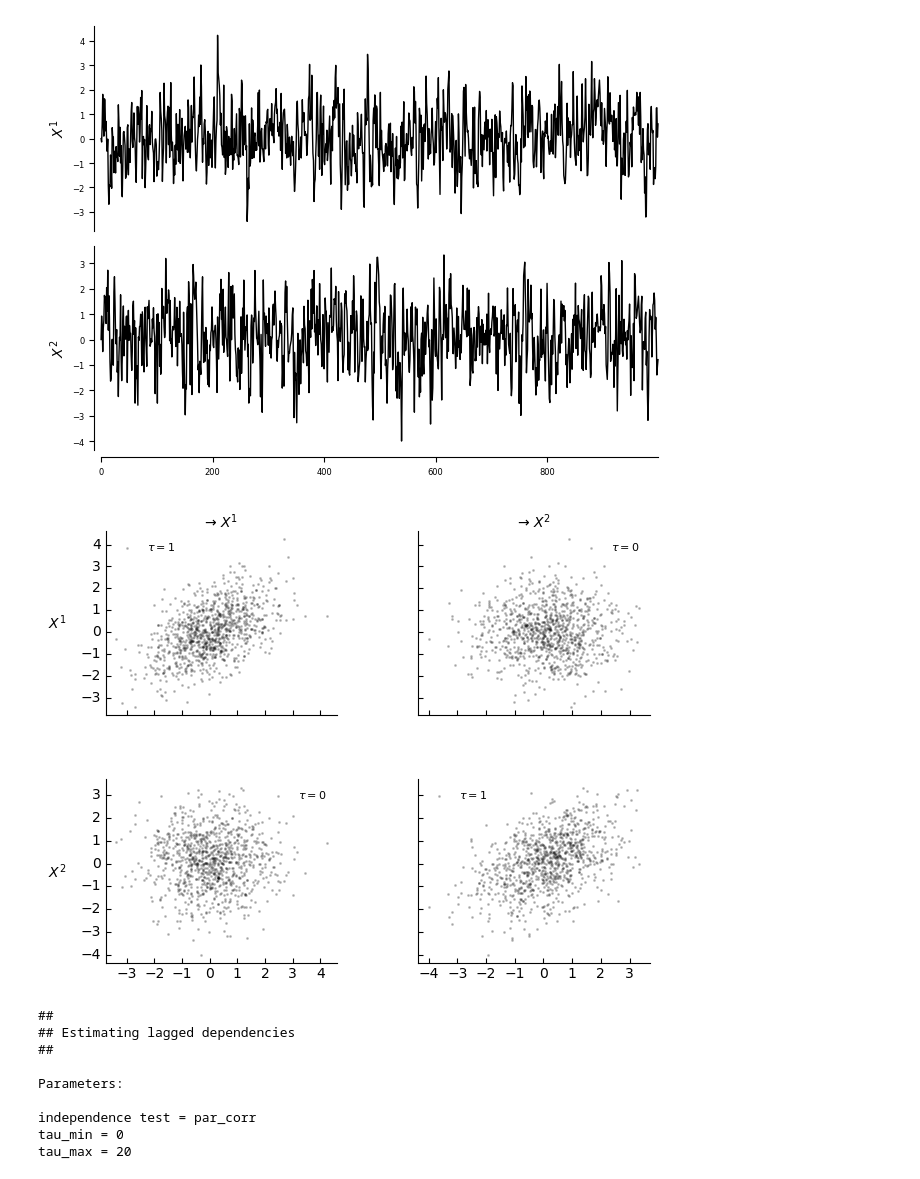
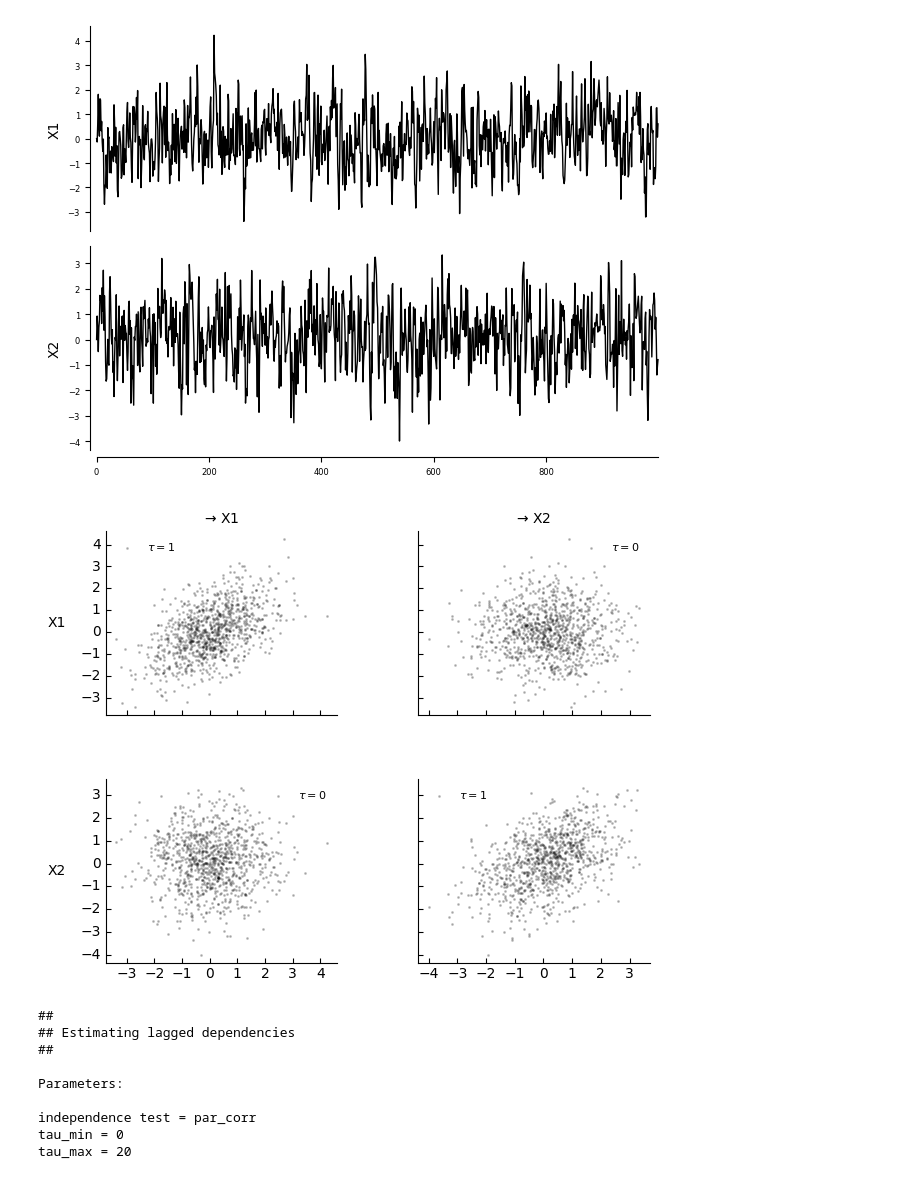
Before and after one commit to Peisong-Zheng/DO_causality, a Jupyter notebook: lag_test.ipynb, the cells around one changed output. Cells and saved outputs as stored; diff of their text form; code cells hidden in the pictures.

```diff
--- a/lag_test.ipynb
+++ b/lag_test.ipynb
@@ -66,36 +66,36 @@ from tigramite.independence_tests.gpdc import GPDC
 from tigramite.independence_tests.cmiknn import CMIknn
 from tigramite.independence_tests.cmisymb import CMIsymb
 from tigramite.independence_tests.gsquared import Gsquared
 from tigramite.independence_tests.regressionCI import RegressionCI
 
 
 
 # put x1 and x2 as columns in a ndarray called data
 data = np.column_stack((x1, x2))
 
-var_names = [r'$X^1$', r'$X^2$']
+var_names = [r'X1', r'X2']
 dataframe = pp.DataFrame(data,
                          datatime = {0:np.arange(len(data))},
                          var_names=var_names)
 
 
 tp.plot_timeseries(dataframe); plt.show()
 
 parcorr = ParCorr(significance='analytic')
 pcmci = PCMCI(
     dataframe=dataframe,
     cond_ind_test=parcorr,
     verbosity=1)
 
 
 matrix_lags = None #np.argmax(np.abs(correlations), axis=2)
 tp.plot_scatterplots(dataframe=dataframe, add_scatterplot_args={'matrix_lags':matrix_lags}); plt.show()
 correlations = pcmci.get_lagged_dependencies(tau_max=20, val_only=True)['val_matrix']
 lag_func_matrix = tp.plot_lagfuncs(val_matrix=correlations, setup_args={'var_names':var_names,
                                     'x_base':5, 'y_base':.5}); plt.show()
 # %% [output]
-[figure, old version]
+[figure, new version]
-[figure, old version]
+[figure, new version]
 ##
 ## Estimating lagged dependencies
 ##
```
Also changed, not shown: parts of 3 cells of this notebook.
